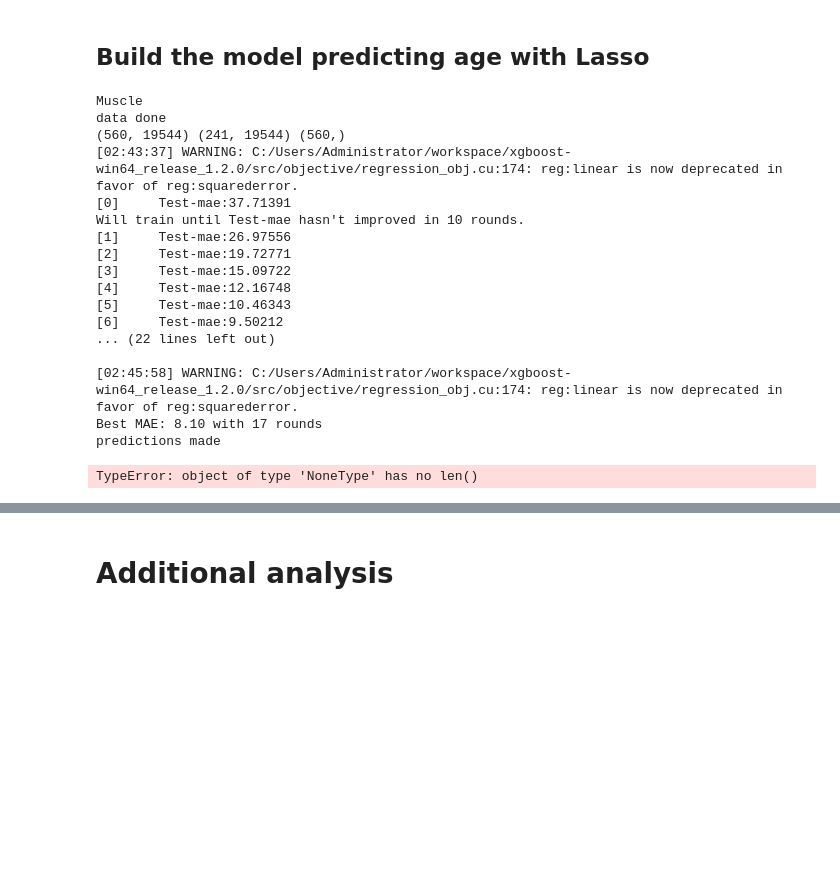
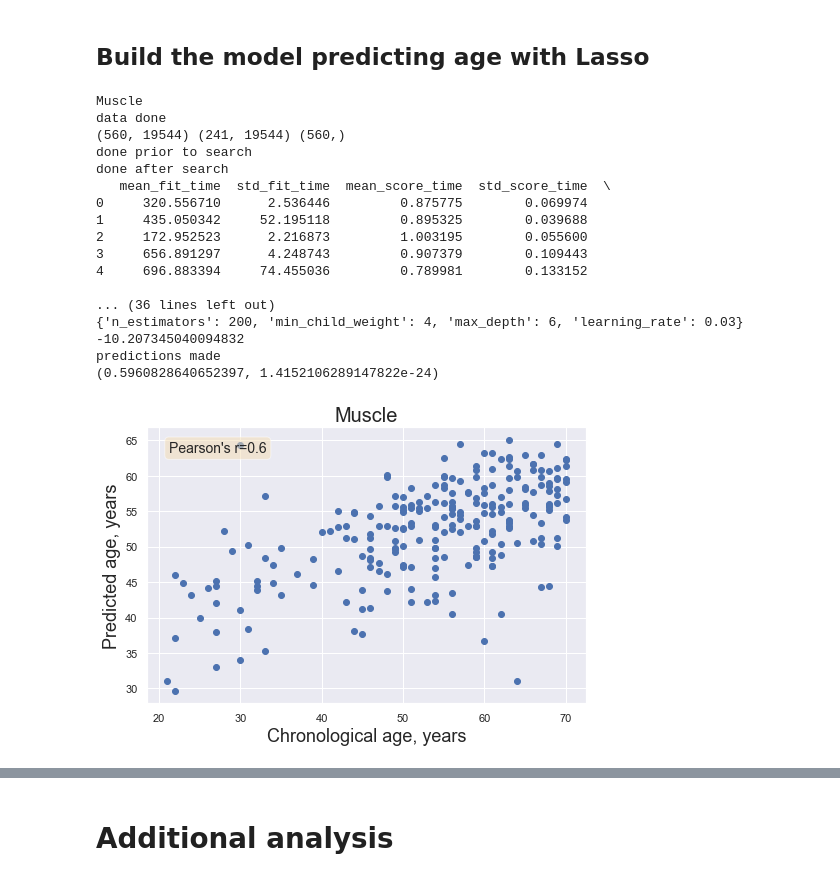
Before and after one commit to mdlu/aging-clock, a Jupyter notebook: GTEx_clock.ipynb, the cells around one changed output, grey strips where cells are left out. Saved outputs shown, nothing was run; the diff lists cells and outputs as text; code cells hidden in the pictures; blank space fills up the shorter version.

Commit message:
xgboost tuning

```diff
--- a/GTEx_clock.ipynb
+++ b/GTEx_clock.ipynb
@@ -500,7 +501,7 @@ def fit_xgboost_model(residual_no_outliers, ages):
     x_test = residual_no_outliers.iloc[:,test].transpose()
     print("data done")
     print(x_train.shape, x_test.shape, ages_train.shape)
-    ages_pred_test = xgboost_model(x_train, ages_train, x_test, ages_test)
+    ages_pred_test = xgboost_model(x_train, ages_train, x_test, ages_test, n_iter=20)
     print("predictions made")
 
     pearsonr = ss.pearsonr(ages_pred_test, ages_test)
@@ -520,3 +521,17 @@ def fit_xgboost_model(residual_no_outliers, ages):
 #     plt.savefig(pp, format = figure_format)
 #     return(genes, score, pearsonr, ages_test, ages_pred_test)
     return(pearsonr, ages_test, ages_pred_test)
+# %%
+pearson_corr = {}
+prediction = {}
+true = {}
+
+for i, tissue in enumerate(tissues[:1]): # only muscle
+    print(tissue)
+    pearson_corr[tissue], true[tissue], prediction[tissue] = \
+    fit_xgboost_model(residual_no_outliers[tissue], ages[tissue])
+# %%
+for i, tissue in enumerate(tissues[1:]): # only blood vessel
+    print(tissue)
+    pearson_corr[tissue], true[tissue], prediction[tissue] = \
+    fit_xgboost_model(residual_no_outliers[tissue], ages[tissue])
@@ -523,34 +540,33 @@ def fit_xgboost_model(residual_no_outliers, ages):
 # %%
 # genes_clock = {}
 # score = {}
 pearson_corr = {}
 prediction = {}
 true = {}
 
-newAges = {}
-for i, tissue in enumerate(tissues[:2]):
+for i, tissue in enumerate(tissues[:1]): # only muscle
     print(tissue)
     pearson_corr[tissue], true[tissue], prediction[tissue] = \
     fit_xgboost_model(residual_no_outliers[tissue], ages[tissue])
 
 #     genes_clock[tissue], score[tissue], pearson_corr[tissue], true[tissue], prediction[tissue] = \
 #     fit_lasso_model(residual_no_outliers[tissue], ages[tissue], tol=0.1)
 # %% [output]
 Muscle
 data done
 (560, 19544) (241, 19544) (560,)
-[02:43:37] WARNING: C:/Users/Administrator/workspace/xgboost-win64_release_1.2.0/src/objective/regression_obj.cu:174: reg:linear is now deprecated in favor of reg:squarederror.
-[0]     Test-mae:37.71391
-Will train until Test-mae hasn't improved in 10 rounds.
-[1]     Test-mae:26.97556
-[2]     Test-mae:19.72771
-[3]     Test-mae:15.09722
-[4]     Test-mae:12.16748
-[5]     Test-mae:10.46343
-[6]     Test-mae:9.50212
-... (22 lines left out)
+done prior to search
+done after search
+   mean_fit_time  std_fit_time  mean_score_time  std_score_time  \
+0     320.556710      2.536446         0.875775        0.069974
+1     435.050342     52.195118         0.895325        0.039688
+2     172.952523      2.216873         1.003195        0.055600
+3     656.891297      4.248743         0.907379        0.109443
+4     696.883394     74.455036         0.789981        0.133152
 
-[02:45:58] WARNING: C:/Users/Administrator/workspace/xgboost-win64_release_1.2.0/src/objective/regression_obj.cu:174: reg:linear is now deprecated in favor of reg:squarederror.
-Best MAE: 8.10 with 17 rounds
+... (36 lines left out)
+{'n_estimators': 200, 'min_child_weight': 4, 'max_depth': 6, 'learning_rate': 0.03}
+-10.207345040094832
 predictions made
+(0.5960828640652397, 1.4152106289147822e-24)
-TypeError: object of type 'NoneType' has no len()
+[figure, added]
```
Also changed, not shown: parts of 5 cells of this notebook.
